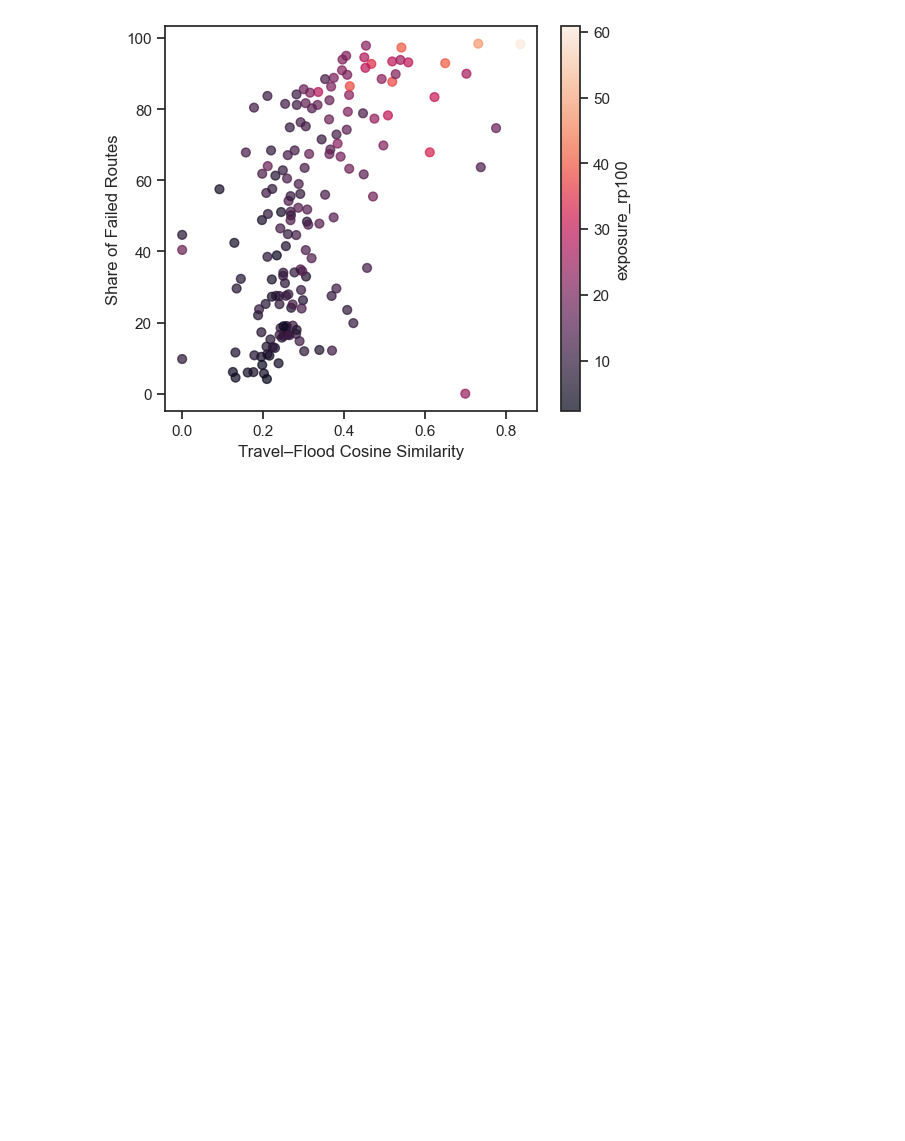
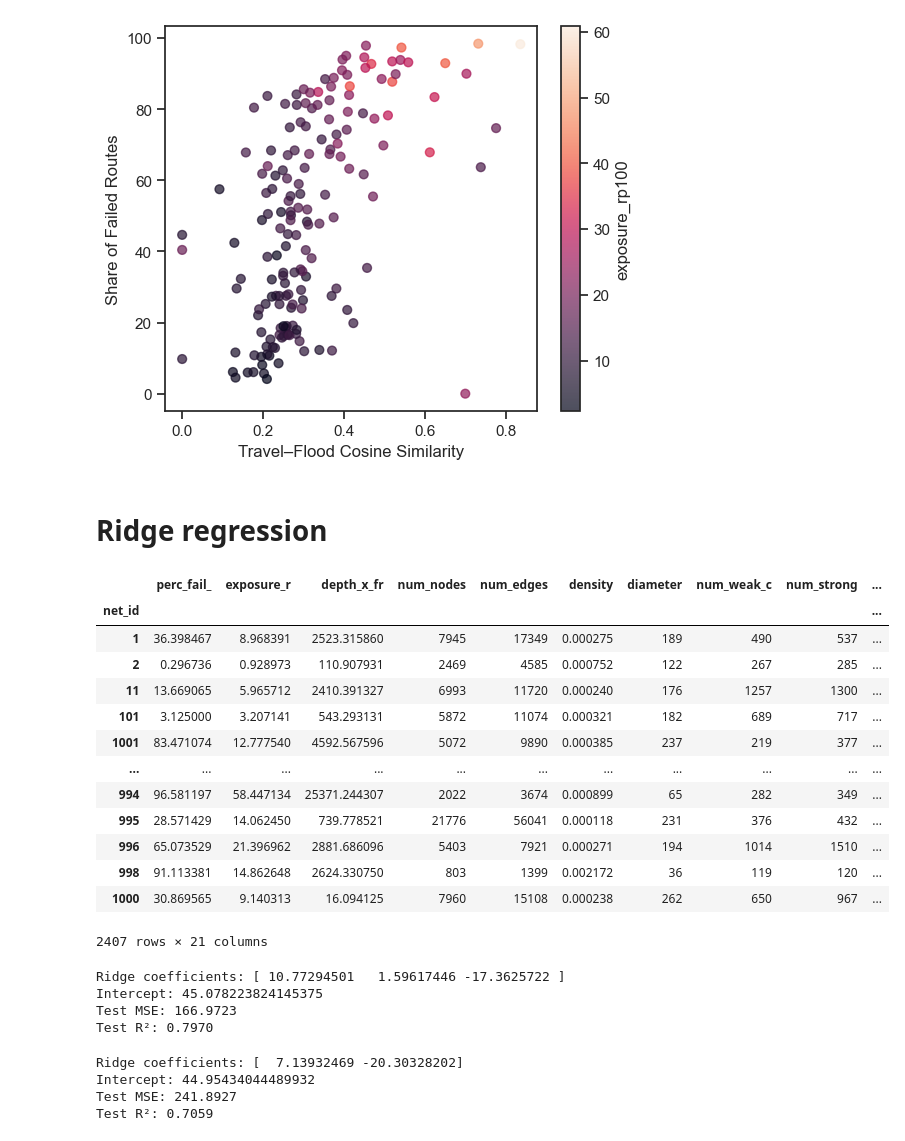
Before and after one commit to jesuslovesyiyi/Global-road-network-resilience, a Jupyter notebook: analysis/04_Visualization.ipynb, the cells around one changed output. Saved outputs shown, nothing was run; the diff lists cells and outputs as text; code cells hidden in the pictures; blank space fills up the shorter version.

```diff
--- a/analysis/04_Visualization.ipynb
+++ b/analysis/04_Visualization.ipynb
@@ -877,3 +912,5 @@ plt.ylabel('Share of Failed Routes')
 # %% [output]
 Text(0, 0.5, 'Share of Failed Routes')
 [figure]
+# %% [markdown]
+# Ridge regression
@@ -879,0 +922,75 @@ Text(0, 0.5, 'Share of Failed Routes')
+# %%
+test_df
+# %% [output]
+|  | perc_fail_ | exposure_r | depth_x_fr | num_nodes | num_edges | density | diameter | num_weak_c | num_strong | ... |
+| net_id |  |  |  |  |  |  |  |  |  | ... |
+| 1 | 36.398467 | 8.968391 | 2523.315860 | 7945 | 17349 | 0.000275 | 189 | 490 | 537 | ... |
+| 2 | 0.296736 | 0.928973 | 110.907931 | 2469 | 4585 | 0.000752 | 122 | 267 | 285 | ... |
+| 11 | 13.669065 | 5.965712 | 2410.391327 | 6993 | 11720 | 0.000240 | 176 | 1257 | 1300 | ... |
+| 101 | 3.125000 | 3.207141 | 543.293131 | 5872 | 11074 | 0.000321 | 182 | 689 | 717 | ... |
+| 1001 | 83.471074 | 12.777540 | 4592.567596 | 5072 | 9890 | 0.000385 | 237 | 219 | 377 | ... |
+| ... | ... | ... | ... | ... | ... | ... | ... | ... | ... | ... |
+| 994 | 96.581197 | 58.447134 | 25371.244307 | 2022 | 3674 | 0.000899 | 65 | 282 | 349 | ... |
+| 995 | 28.571429 | 14.062450 | 739.778521 | 21776 | 56041 | 0.000118 | 231 | 376 | 432 | ... |
+| 996 | 65.073529 | 21.396962 | 2881.686096 | 5403 | 7921 | 0.000271 | 194 | 1014 | 1510 | ... |
+| 998 | 91.113381 | 14.862648 | 2624.330750 | 803 | 1399 | 0.002172 | 36 | 119 | 120 | ... |
+| 1000 | 30.869565 | 9.140313 | 16.094125 | 7960 | 15108 | 0.000238 | 262 | 650 | 967 | ... |
+2407 rows × 21 columns
+# %%
+df = test_df
+X = df[['exposure_r', 'cosine_dep', 'gcc_num__1']]
+y = df['perc_fail_']
+
+scaler = StandardScaler()
+X_scaled = scaler.fit_transform(X)
+
+X_train, X_test, y_train, y_test = train_test_split(
+    X_scaled, y, test_size=0.2, random_state=42
+)
+
+ridge = Ridge(alpha=1.0)
+ridge.fit(X_train, y_train)
+
+print("Ridge coefficients:", ridge.coef_)
+print("Intercept:", ridge.intercept_)
+
+y_pred = ridge.predict(X_test)
+mse = mean_squared_error(y_test, y_pred)
+r2 = r2_score(y_test, y_pred)
+
+print(f"Test MSE: {mse:.4f}")
+print(f"Test R²: {r2:.4f}")
+# %% [output]
+Ridge coefficients: [ 10.77294501   1.59617446 -17.3625722 ]
+Intercept: 45.078223824145375
+Test MSE: 166.9723
+Test R²: 0.7970
+# %%
+df = test_df
+X = df[['cosine_dep', 'gcc_num__1']]
+y = df['perc_fail_']
+
+scaler = StandardScaler()
+X_scaled = scaler.fit_transform(X)
+
+X_train, X_test, y_train, y_test = train_test_split(
+    X_scaled, y, test_size=0.2, random_state=42
+)
+
+ridge = Ridge(alpha=1.0)
+ridge.fit(X_train, y_train)
+
+print("Ridge coefficients:", ridge.coef_)
+print("Intercept:", ridge.intercept_)
+
+y_pred = ridge.predict(X_test)
+mse = mean_squared_error(y_test, y_pred)
+r2 = r2_score(y_test, y_pred)
+
+print(f"Test MSE: {mse:.4f}")
+print(f"Test R²: {r2:.4f}")
+# %% [output]
+Ridge coefficients: [  7.13932469 -20.30328202]
+Intercept: 44.95434044489932
+Test MSE: 241.8927
+Test R²: 0.7059
```
Also changed, not shown: parts of 13 cells of this notebook.
